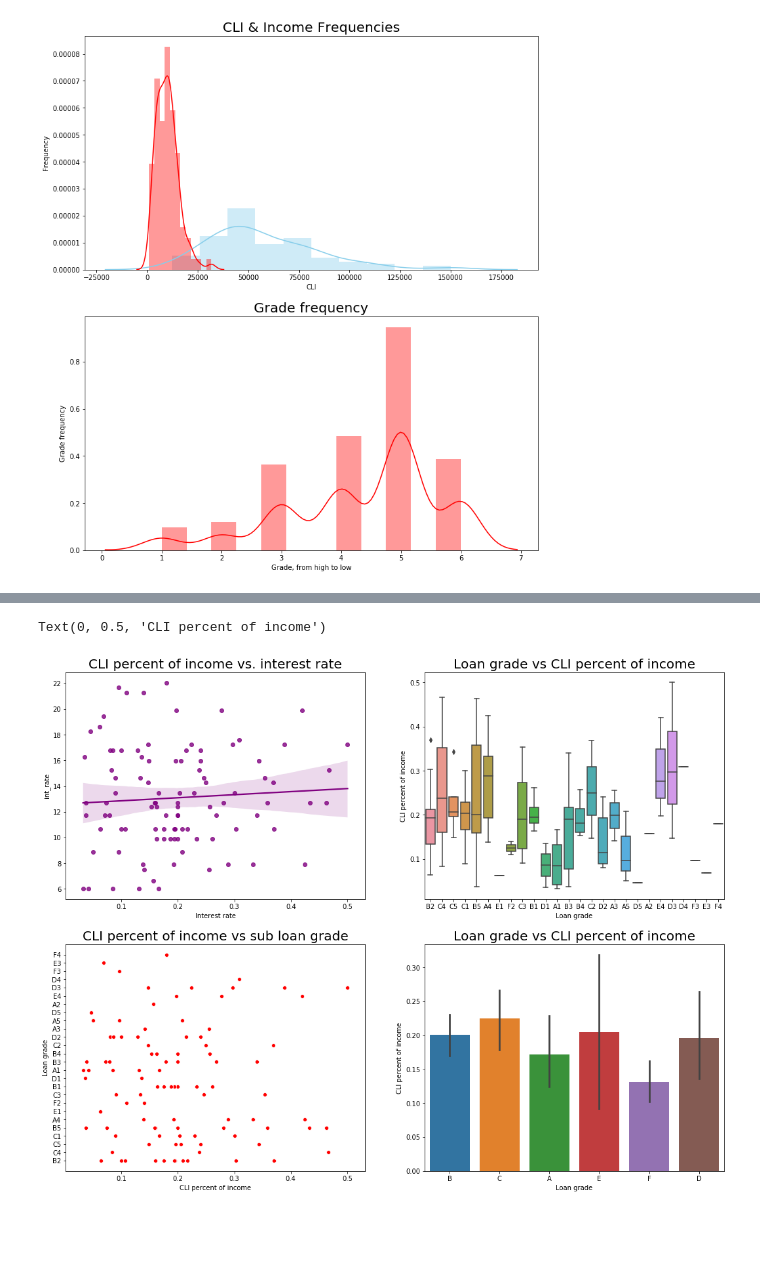
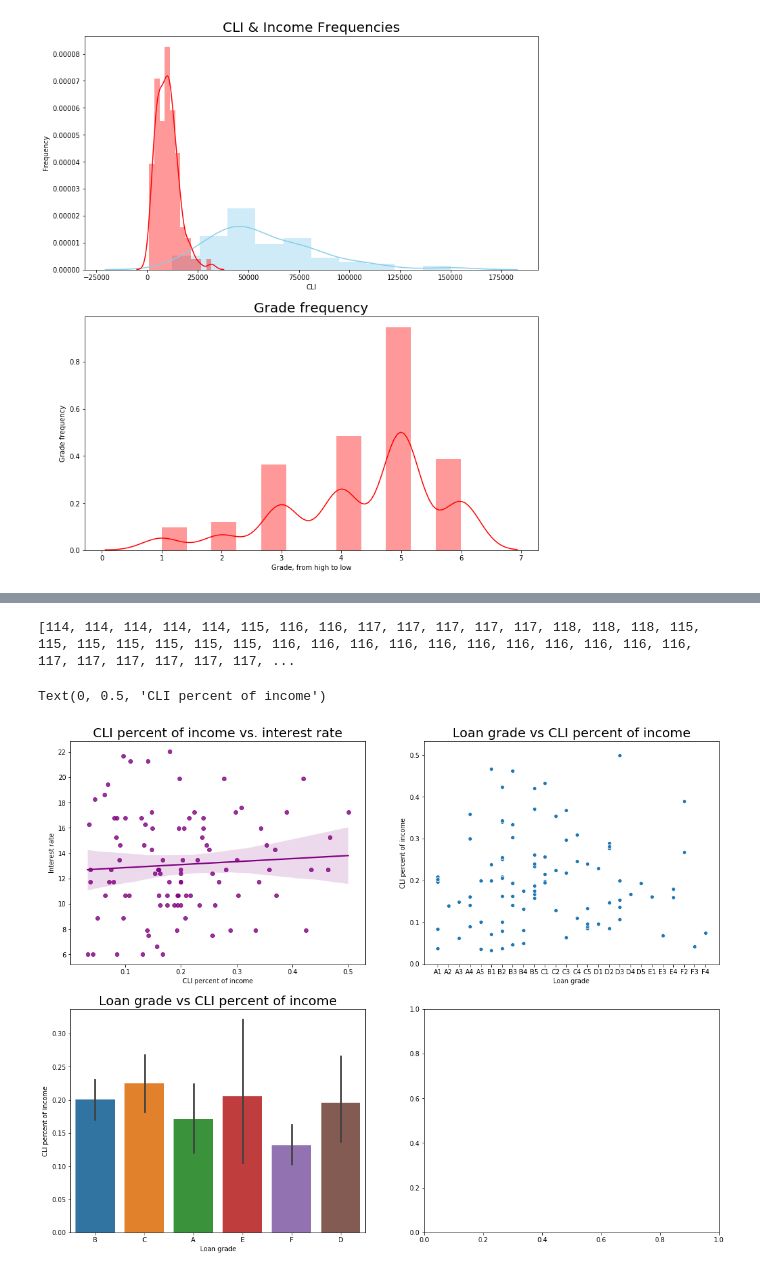
Before and after one commit to mattnappo/columbia-ml, a Jupyter notebook: Project2_Loan_Analysis.ipynb, the cells around one changed output, grey strips where cells are left out. Cells and saved outputs as stored; diff of their text form; code cells hidden in the pictures; blank space fills up the shorter version.

```diff
--- a/Project2_Loan_Analysis.ipynb
+++ b/Project2_Loan_Analysis.ipynb
@@ -119,36 +163,34 @@ sns.distplot(numerical_grade, color='red', ax=ax[1])
 # %%
 # CLI percent of income vs interest rate
 fig, ax = plt.subplots(2, 2, figsize=(18, 14))
 intc_comp = df.loc[:, ['annual_inc', 'CLI', 'int_rate']]
 
 x = [] # x axis (cli/annual_inc)
 y = intc_comp['int_rate'] # y axis (interest rate)
 
 for row in intc_comp.iterrows():
     cli_p_of_income = row[1]['CLI'] / row[1]['annual_inc']
     x.append(cli_p_of_income)
 
-numerical_sub_grade = df['sub_grade']
+numerical_sub_grade = sorted(df['sub_grade'])
+n_sg = list(map(lambda sg : ord(sg[0]) + ord(sg[1]), numerical_sub_grade))
+print(n_sg)
 
 sns.regplot(x, y, ax=ax[0][0], color='purple')
 ax[0][0].set_title('CLI percent of income vs. interest rate', fontsize=20)
 ax[0][0].set_xlabel('CLI percent of income')
-ax[0][0].set_xlabel('Interest rate')
+ax[0][0].set_ylabel('Interest rate')
 
-sns.boxplot(df['sub_grade'], x, ax=ax[0][1])
+sns.scatterplot(numerical_sub_grade, x, ax=ax[0][1])
 ax[0][1].set_title('Loan grade vs CLI percent of income', fontsize=20)
 ax[0][1].set_xlabel('Loan grade')
 ax[0][1].set_ylabel('CLI percent of income')
 
-sns.scatterplot(x, numerical_sub_grade, ax=ax[1][0], color='red')
-ax[1][0].set_title('CLI percent of income vs sub loan grade', fontsize=20)
-ax[1][0].set_xlabel('CLI percent of income')
-ax[1][0].set_ylabel('Loan grade')
-
-sns.barplot(df['grade'], x, ax=ax[1][1])
-ax[1][1].set_title('Loan grade vs CLI percent of income', fontsize=20)
-ax[1][1].set_xlabel('Loan grade')
-ax[1][1].set_ylabel('CLI percent of income')
+sns.barplot(df['grade'], x, ax=ax[1][0])
+ax[1][0].set_title('Loan grade vs CLI percent of income', fontsize=20)
+ax[1][0].set_xlabel('Loan grade')
+ax[1][0].set_ylabel('CLI percent of income')
 # %% [output]
-Text(0, 0.5, 'CLI percent of income')
+[114, 114, 114, 114, 114, 115, 116, 116, 117, 117, 117, 117, 117, 118, 118, 118, 115, 115, 115, 115, 115, 115, 115, 116, 116, 116, 116, 116, 116, 116, 116, 116, 116, 116, 117, 117, 117, 117, 117, 117, ...
+Text(0, 0.5, 'CLI percent of income')
-[figure, old version]
+[figure, new version]
```
Also changed, not shown: parts of 13 cells of this notebook, 1 other file.
